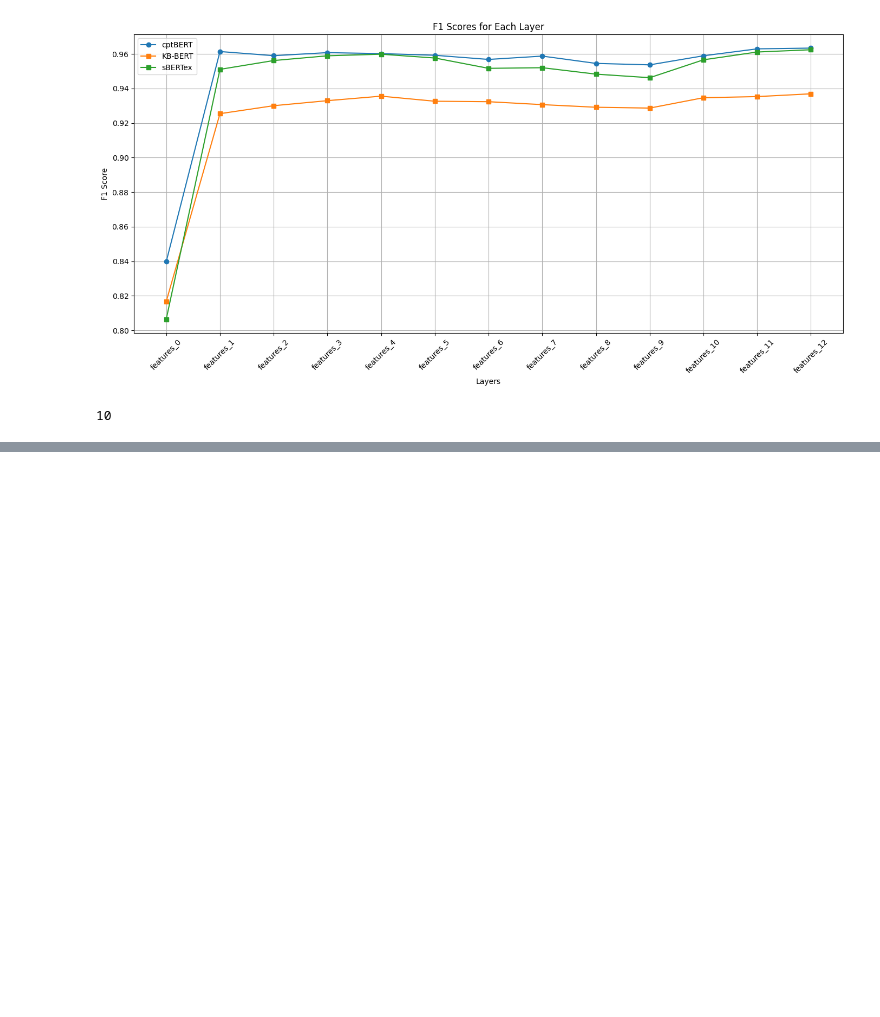
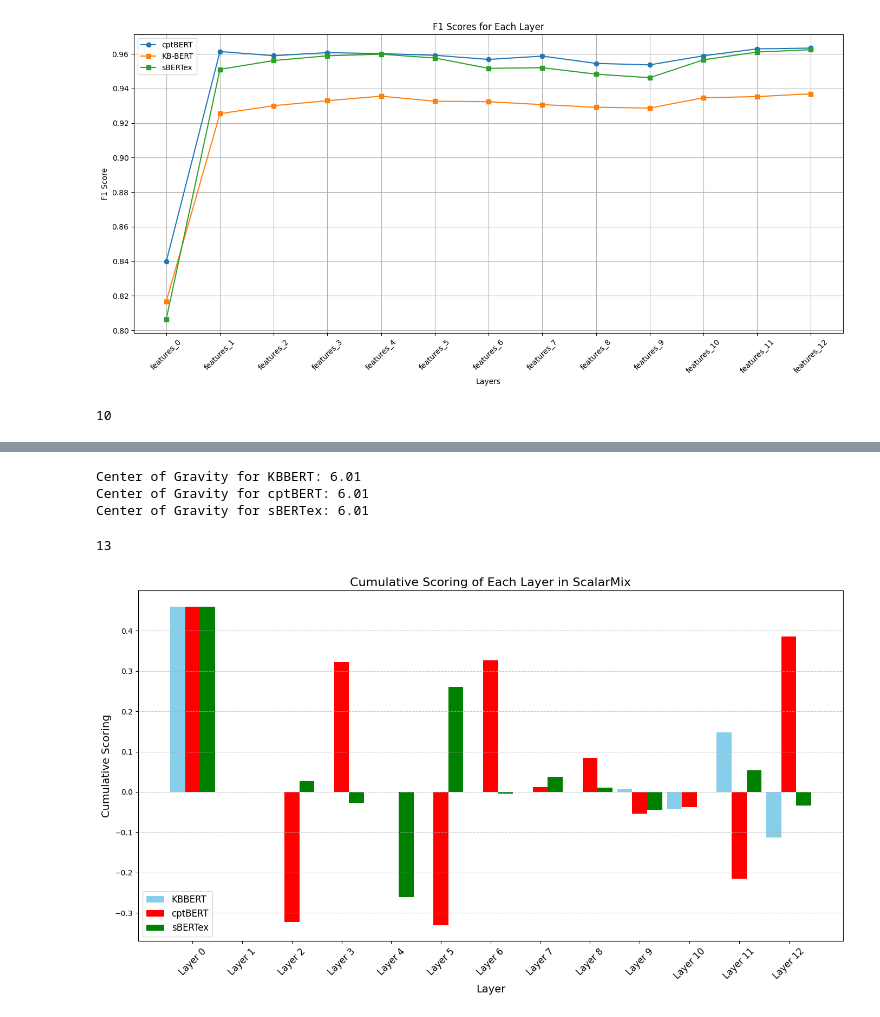
Before and after one commit to swerik-project/pretraining_plm, a Jupyter notebook: comprehension_model.ipynb, the cells around one changed output, grey strips where cells are left out. Saved outputs shown, nothing was run; the diff lists cells and outputs as text; code cells hidden in the pictures; blank space fills up the shorter version.

```diff
--- a/comprehension_model.ipynb
+++ b/comprehension_model.ipynb
@@ -1469,0 +1296,3 @@ TypeError: only integer tensors of a single element can be converted to an index
+# %%
+config_eb = Config("exbert-finetuned-imdb/checkpoint-6054000","exbert_tokenizer")
+experiment_eb= GridLocProbeExperiment(config_eb)
@@ -1469,0 +1324,2 @@ TypeError: only integer tensors of a single element can be converted to an index
+# %%
+F1_kb,diff_kb =experiment_kb.cumulative_probe()
@@ -1469,0 +1431,2 @@ TypeError: only integer tensors of a single element can be converted to an index
+# %%
+F1_cpt,diff_cpt =experiment_cpt.cumulative_probe()
@@ -1469,0 +1537,2 @@ TypeError: only integer tensors of a single element can be converted to an index
+# %%
+F1_eb,diff_eb =experiment_eb.cumulative_probe()
@@ -1469,0 +1673,59 @@ TypeError: only integer tensors of a single element can be converted to an index
+# %%
+def center_of_gravity(weights, num_layers):
+    return np.sum([l * weights[l] for l in range(num_layers)])
+
+cog_kb = center_of_gravity(weights_kb, num_layers)
+cog_cpt = center_of_gravity(weights_cpt, num_layers)
+cog_eb = center_of_gravity(weights_eb, num_layers)
+
+print(f"Center of Gravity for KBBERT: {cog_kb:.2f}")
+print(f"Center of Gravity for cptBERT: {cog_cpt:.2f}")
+print(f"Center of Gravity for sBERTex: {cog_eb:.2f}")
+# %% [output]
+Center of Gravity for KBBERT: 6.01
+Center of Gravity for cptBERT: 6.01
+Center of Gravity for sBERTex: 6.01
+# %%
+import matplotlib.pyplot as plt
+import numpy as np
+# diff_kb = [0.46004319654427644,
+#   -0.33112333591709875,
+#   0.33112333591709875,
+#   -0.3298386055372046,
+#   0.3298386055372046,
+#   0.0,
+#   0.08323349160849319,
+#   -0.08323349160849319,
+#   0.0,
+#   0.0,
+#   0.0,
+#   0.0,
+#   0.0]
+
+num_layers = len(diff_kb)
+print(num_layers)
+plt.figure(figsize=(14, 8))
+positions_kb = np.arange(num_layers)
+bar_width=0.3
+positions_kb = np.arange(num_layers)
+positions_cpt = positions_kb + bar_width
+positions_eb = positions_cpt + bar_width
+
+plt.bar(np.arange(num_layers),diff_kb,width=bar_width,color='skyblue', label='KBBERT')
+plt.bar(positions_cpt,diff_cpt,color='red',width=bar_width, label='cptBERT')
+plt.bar(positions_eb,diff_eb,color='green',width=bar_width ,label='sBERTex')
+plt.xlabel('Layer', fontsize=14)
+plt.ylabel('Cumulative Scoring', fontsize=14)
+plt.title('Cumulative Scoring of Each Layer in ScalarMix', fontsize=16)
+plt.legend(fontsize=12)
+plt.grid(axis='y', linestyle='--', alpha=0.7)
+
+layer_labels = [f'Layer {i}' for i in range(num_layers)]
+plt.xticks(positions_kb + bar_width, labels=layer_labels, fontsize=12,rotation=45)
+
+# Show the plot
+plt.tight_layout()
+plt.show()
+# %% [output]
+13
+[figure, added]
```
Also changed, not shown: parts of 14 cells of this notebook, 3 other files.
